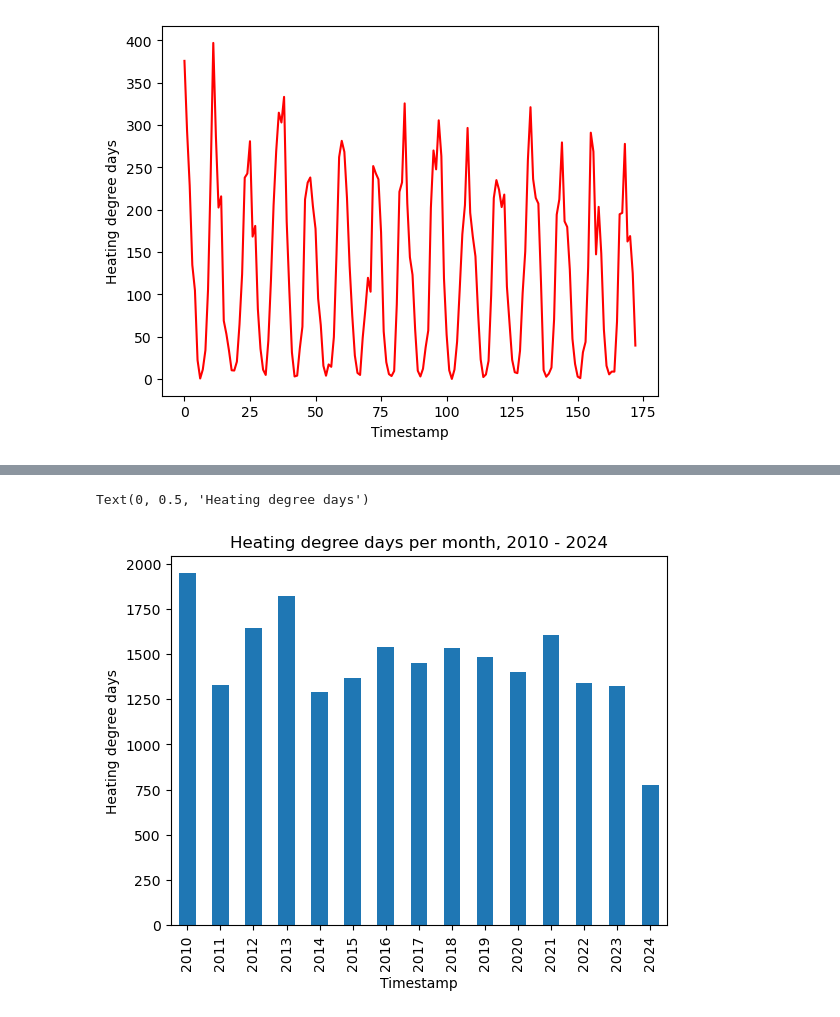
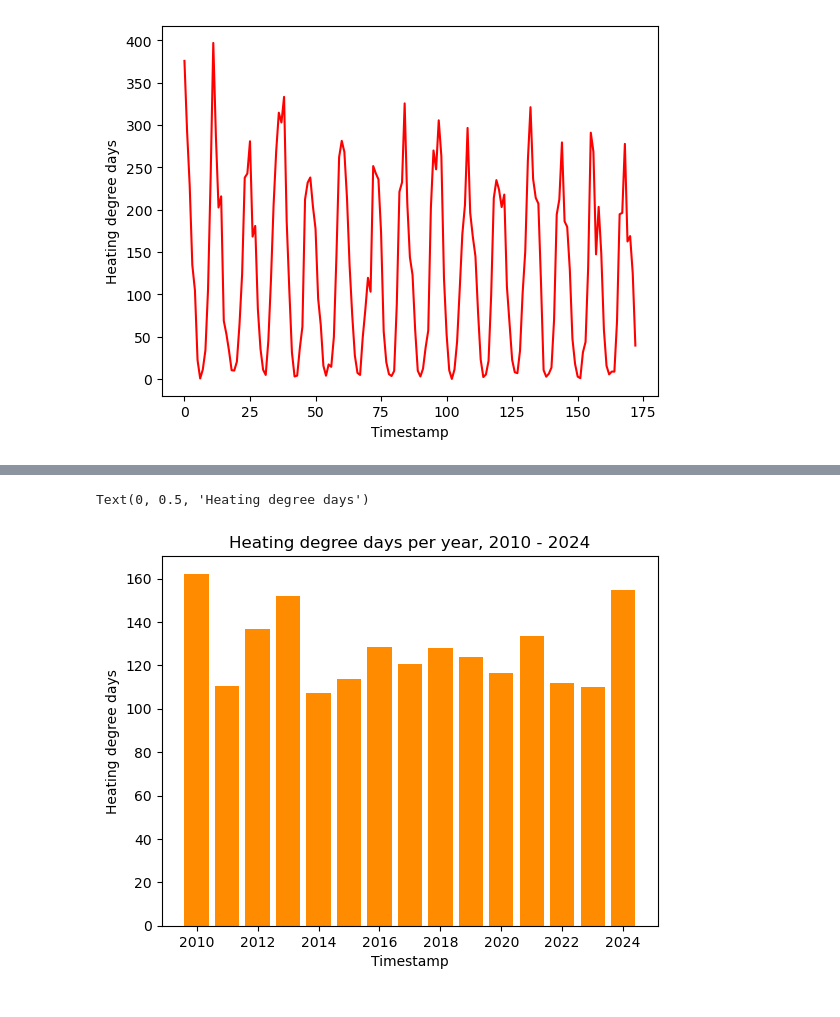
Before and after one commit to JoeyBream/weather-data, a Jupyter notebook: data.ipynb, the cells around one changed output, grey strips where cells are left out. Drawn from its saved outputs; the diff is of its cells as text; code cells hidden in the pictures.

```diff
--- a/data.ipynb
+++ b/data.ipynb
@@ -82,19 +76,18 @@ Text(0, 0.5, 'Cooling degree days')
 WS_Data['Year'] = WS_Data["Timestamp"].dt.year
 
 # Grouping the data by year
-WS_Data_ByYear = WS_Data.groupby(['Year']).mean()
+WS_Data_ByYear = WS_Data.groupby(['Year']).mean().reset_index() # Use reset_index so that columns keep their names
+
+print(WS_Data_ByYear)
-# %%
-## HEATING DEGREE DAY PER YEAR ## (Using Pandas plot)
-HDDsperYear = WS_Data.groupby([years])["03770H150"].sum()
-HDDsperYear.plot(kind='bar')
-# %% [output]
-Text(0, 0.5, 'Heating degree days')
-[figure]
 # %%
 ## HEATING DEGREE DAYS PER YEAR ## (Using Matplotlib)
-
-chart = plt.bar(x, y, color="green")
-plt.title("Heating degree days per month, 2010 - 2024")
+fig3 = plt.figure()
+x = WS_Data_ByYear['Year']
+y = WS_Data_ByYear['03770H150']
+chart = plt.bar(x, y, color="darkorange")
+plt.title("Heating degree days per year, 2010 - 2024")
 plt.xlabel("Timestamp")
-# plt.xticks(timestamplist,rotation=45)
 plt.ylabel("Heating degree days")
+# %% [output]
+Text(0, 0.5, 'Heating degree days')
+[figure, added]
```
Also changed, not shown: parts of 6 cells of this notebook.
